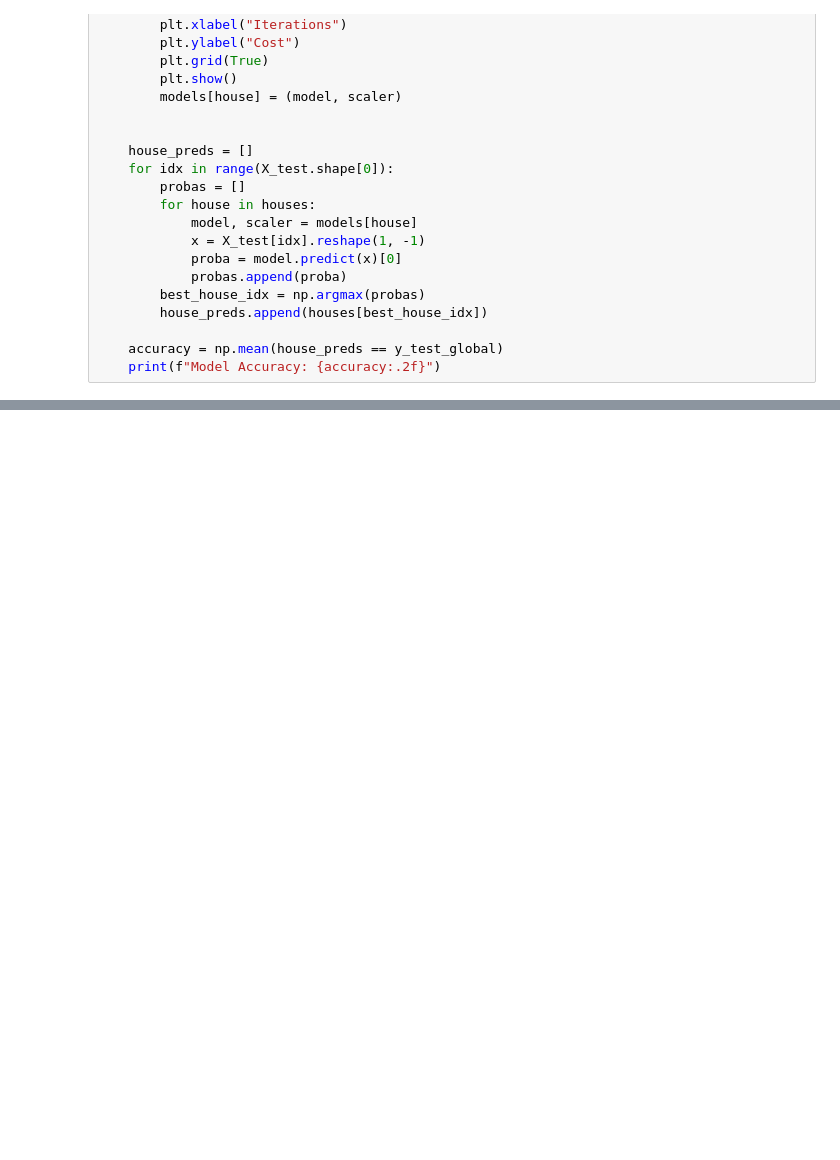
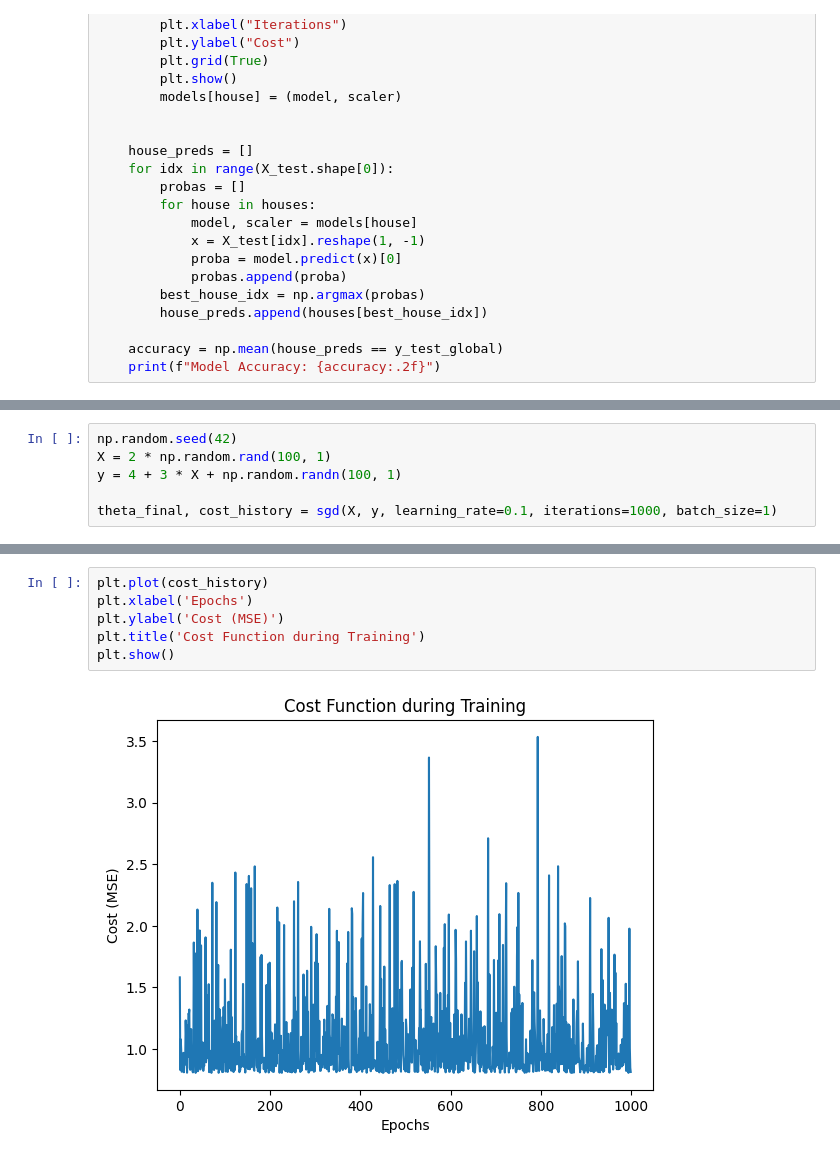
Before and after one commit to MatLBS/dslr_42, a Jupyter notebook: logreg_train.ipynb, the cells around one changed output, grey strips where cells are left out. Drawn from its saved outputs; the diff is of its cells as text; blank space fills up the shorter version.

```diff
--- a/logreg_train.ipynb
+++ b/logreg_train.ipynb
@@ -68,0 +159,6 @@ main("datasets/dataset_train.csv")
+# %%
+np.random.seed(42)
+X = 2 * np.random.rand(100, 1)
+y = 4 + 3 * X + np.random.randn(100, 1)
+
+theta_final, cost_history = sgd(X, y, learning_rate=0.1, iterations=1000, batch_size=1)
@@ -68,0 +176,8 @@ main("datasets/dataset_train.csv")
+# %%
+plt.plot(cost_history)
+plt.xlabel('Epochs')
+plt.ylabel('Cost (MSE)')
+plt.title('Cost Function during Training')
+plt.show()
+# %% [output]
+[figure, added]
```
Also changed, not shown: parts of 6 cells of this notebook, 3 other files.
